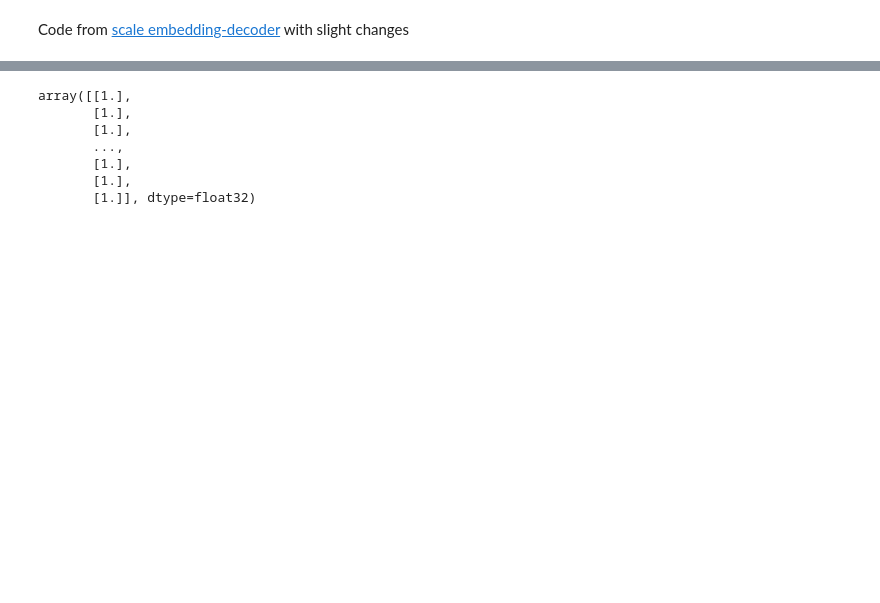
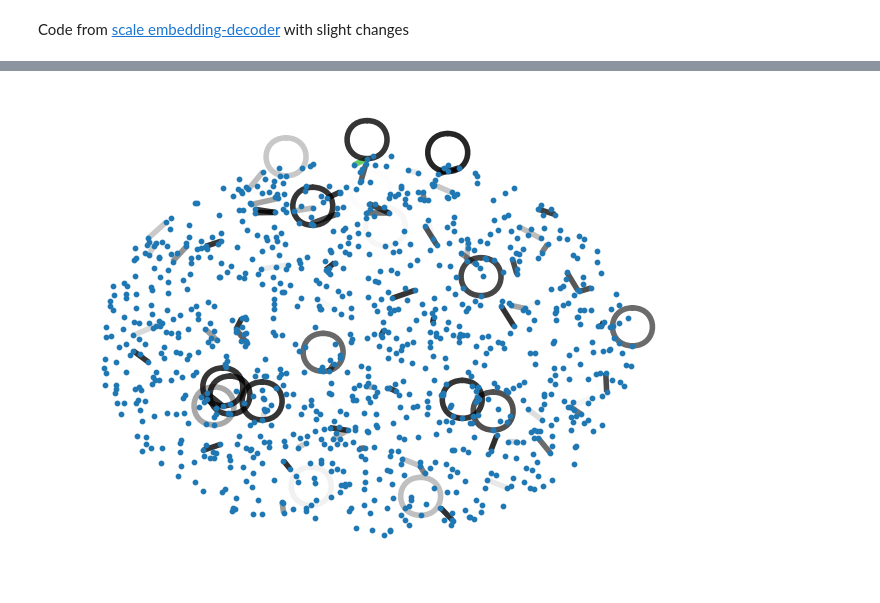
Before and after one commit to HydrofinLoewenherz/embedding-eval-framework, a Jupyter notebook: scale/embedding-decode.ipynb, the cells around one changed output, grey strips where cells are left out. Drawn from its saved outputs; the diff is of its cells as text; code cells hidden in the pictures; blank space fills up the shorter version.

```diff
--- a/scale/embedding-decode.ipynb
+++ b/scale/embedding-decode.ipynb
@@ -111,13 +113,6 @@ Trainable params: 641
 Non-trainable params: 0
 _________________________________________________________________
 # %%
-pred_graph = nx.create_empty_copy(nx_graph, with_data=True)
-
 pairs = [ (x, y) for x in range(nx_graph.number_of_nodes()) for y in range(nx_graph.number_of_nodes()) ]
-predictions = probability_model.predict([[nodes[pair[0]]['pos'][0], nodes[pair[0]]['pos'][1], nodes[pair[1]]['pos'][0], nodes[pair[1]]['pos'][1]] for pair in pairs ])
-#predictions = probability_model.predict([np.append((nodes[pair[0]]['pos']), (nodes[pair[1]]['pos'])) for pair in pairs ])
-edges = [ pair for pair, prediction in zip(pairs, predictions) if prediction[0] ]
-pred_graph.add_edges_from(edges)
-
-nx.draw(pred_graph, pos, node_size=10)
+predictions = dense_model.predict([sum((nodes[pair[0]]['pos'], nodes[pair[1]]['pos']), ()) for pair in pairs ])
 # %% [output]
@@ -126,10 +120,17 @@ nx.draw(pred_graph, pos, node_size=10)
-# %%
-predictions
-# %% [output]
-array([[1.],
-       [1.],
-       [1.],
-       ...,
-       [1.],
-       [1.],
-       [1.]], dtype=float32)
+# %%
+pred_graph = nx.create_empty_copy(nx_graph, with_data=True)
+edges = [ pair for pair, prediction in zip(pairs, predictions) if (prediction[0] >= .5) ]
+pred_graph.add_edges_from(edges)
+# %%
+color = predictions.reshape(-1,4)
+options = {
+    #"node_color": "#A0CBE2",
+    "edge_color": color,
+    "width": 4,
+    "node_size": 10,
+    "edge_cmap": plt.cm.Blues,
+    "with_labels": False,
+}
+nx.draw(pred_graph, pos, **options)
+# %% [output]
+[figure, added]
```
Also changed, not shown: parts of 5 cells of this notebook.
